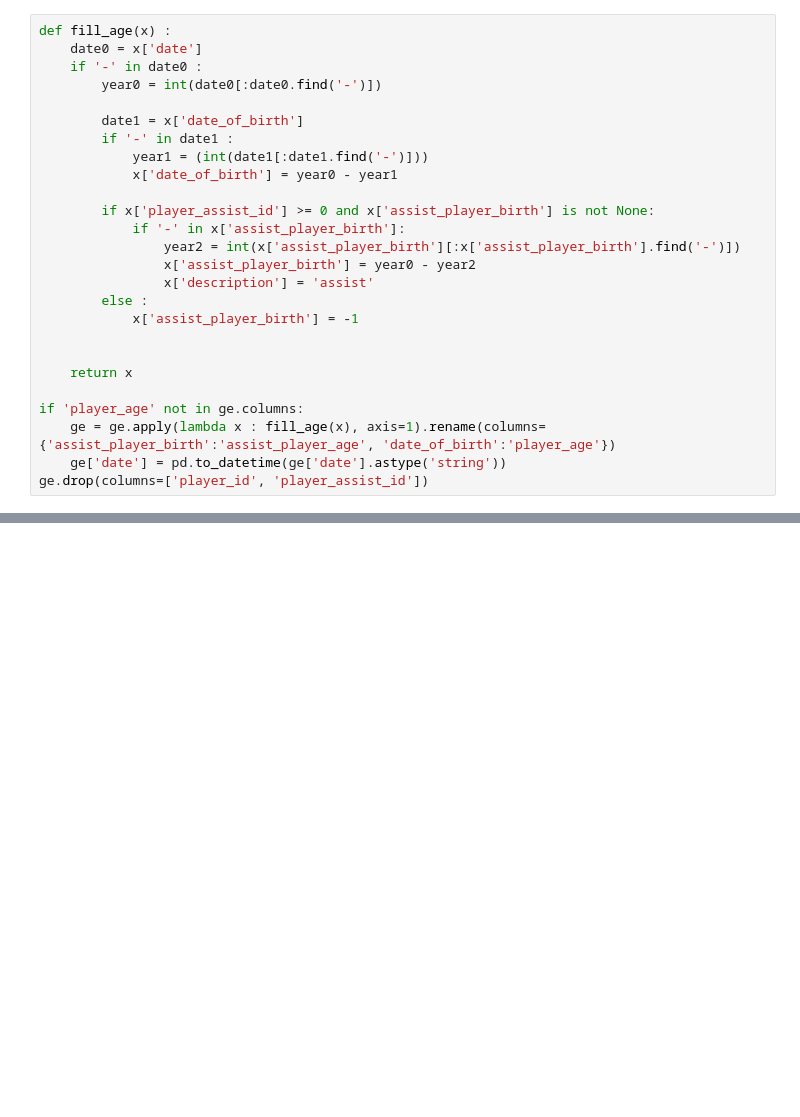
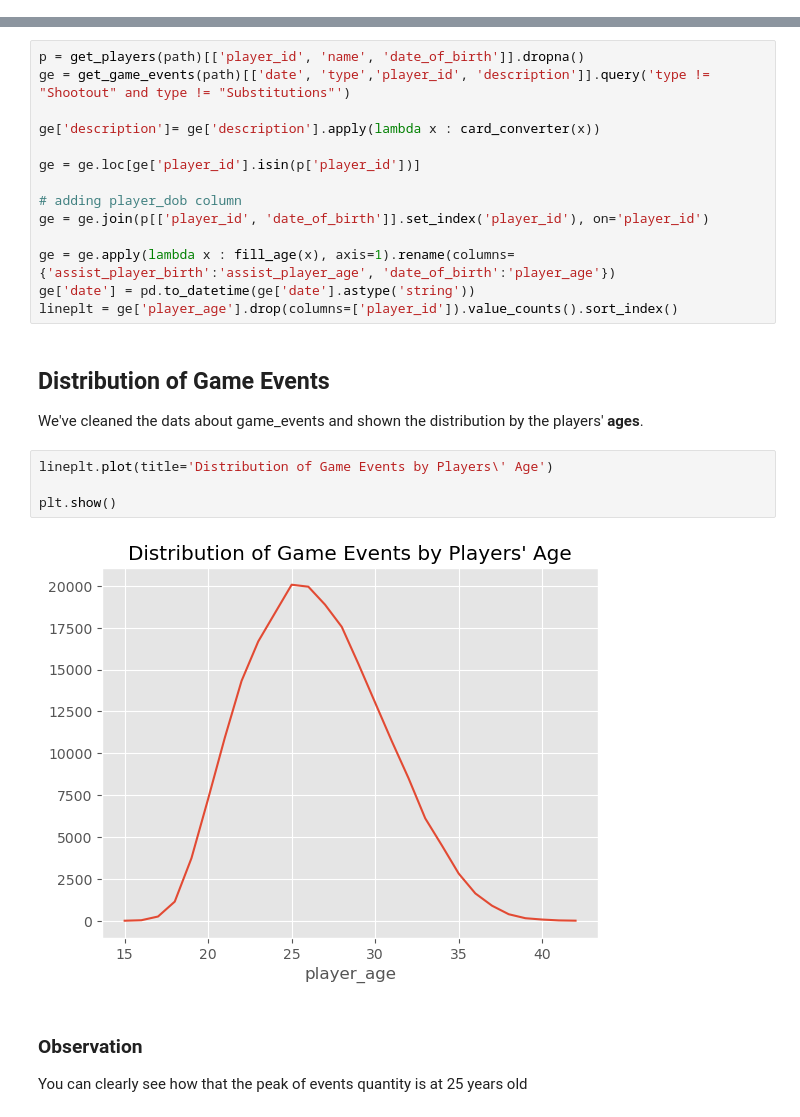
Before and after one commit to Marco-Skiavone/ium_dataset_processor, a Jupyter notebook: Assignment_Queries/age_analisys.ipynb, the cells around one changed output, grey strips where cells are left out. Saved outputs shown, nothing was run; the diff lists cells and outputs as text; blank space fills up the shorter version.

Commit message:
cleaned age_analisys code

```diff
--- a/Assignment_Queries/age_analisys.ipynb
+++ b/Assignment_Queries/age_analisys.ipynb
@@ -114,26 +0,0 @@ memory usage: 12.2+ MB
-# %%
-def fill_age(x) :
-    date0 = x['date']
-    if '-' in date0 :
-        year0 = int(date0[:date0.find('-')])
-
-        date1 = x['date_of_birth']
-        if '-' in date1 :
-            year1 = (int(date1[:date1.find('-')]))
-            x['date_of_birth'] = year0 - year1
-
-        if x['player_assist_id'] >= 0 and x['assist_player_birth'] is not None:
-            if '-' in x['assist_player_birth']:
-                year2 = int(x['assist_player_birth'][:x['assist_player_birth'].find('-')])
-                x['assist_player_birth'] = year0 - year2
-                x['description'] = 'assist'
-        else :
-            x['assist_player_birth'] = -1
-
-
-    return x
-
-if 'player_age' not in ge.columns:
-    ge = ge.apply(lambda x : fill_age(x), axis=1).rename(columns={'assist_player_birth':'assist_player_age', 'date_of_birth':'player_age'})
-    ge['date'] = pd.to_datetime(ge['date'].astype('string'))
-ge.drop(columns=['player_id', 'player_assist_id'])
@@ -412,0 +10,26 @@ memory usage: 336.0+ bytes
+# %%
+p = get_players(path)[['player_id', 'name', 'date_of_birth']].dropna()
+ge = get_game_events(path)[['date', 'type','player_id', 'description']].query('type != "Shootout" and type != "Substitutions"')
+
+ge['description']= ge['description'].apply(lambda x : card_converter(x))
+
+ge = ge.loc[ge['player_id'].isin(p['player_id'])]
+
+# adding player_dob column
+ge = ge.join(p[['player_id', 'date_of_birth']].set_index('player_id'), on='player_id')
+
+ge = ge.apply(lambda x : fill_age(x), axis=1).rename(columns={'assist_player_birth':'assist_player_age', 'date_of_birth':'player_age'})
+ge['date'] = pd.to_datetime(ge['date'].astype('string'))
+lineplt = ge['player_age'].drop(columns=['player_id']).value_counts().sort_index()
+# %% [markdown]
+## Distribution of Game Events
+We've cleaned the dats about game_events and shown the distribution by the players' **ages**.
+# %%
+lineplt.plot(title='Distribution of Game Events by Players\' Age')
+
+plt.show()
+# %% [output]
+[figure, added]
+# %% [markdown]
+### Observation
+You can clearly see how that the peak of events quantity is at 25 years old
```
Also changed, not shown: parts of 42 cells of this notebook, 1 other file.
